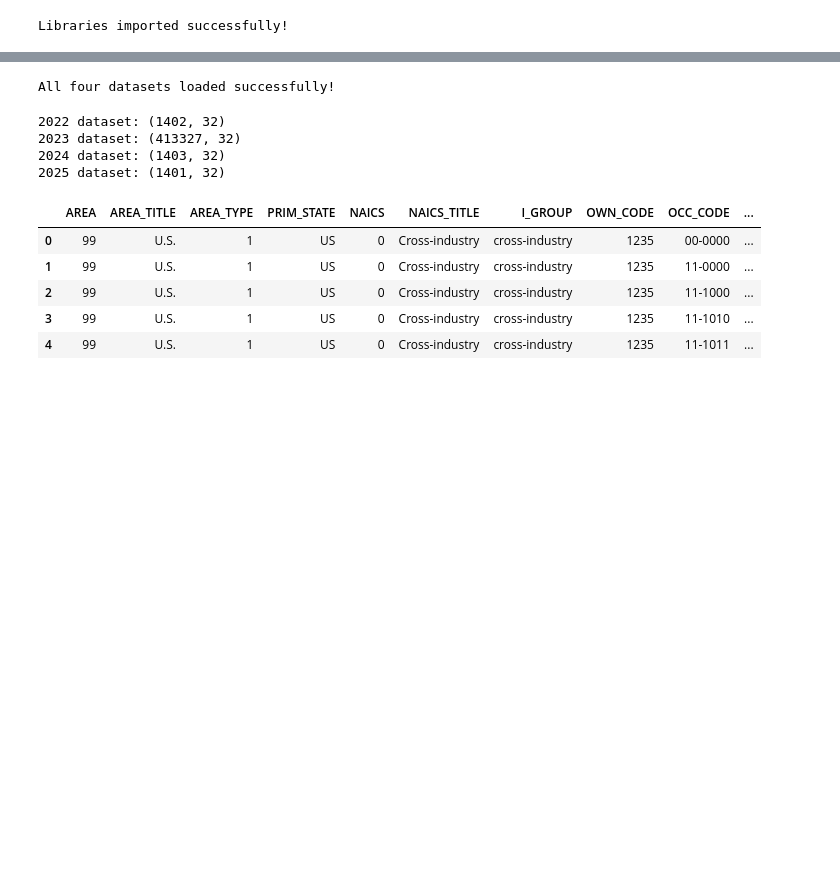
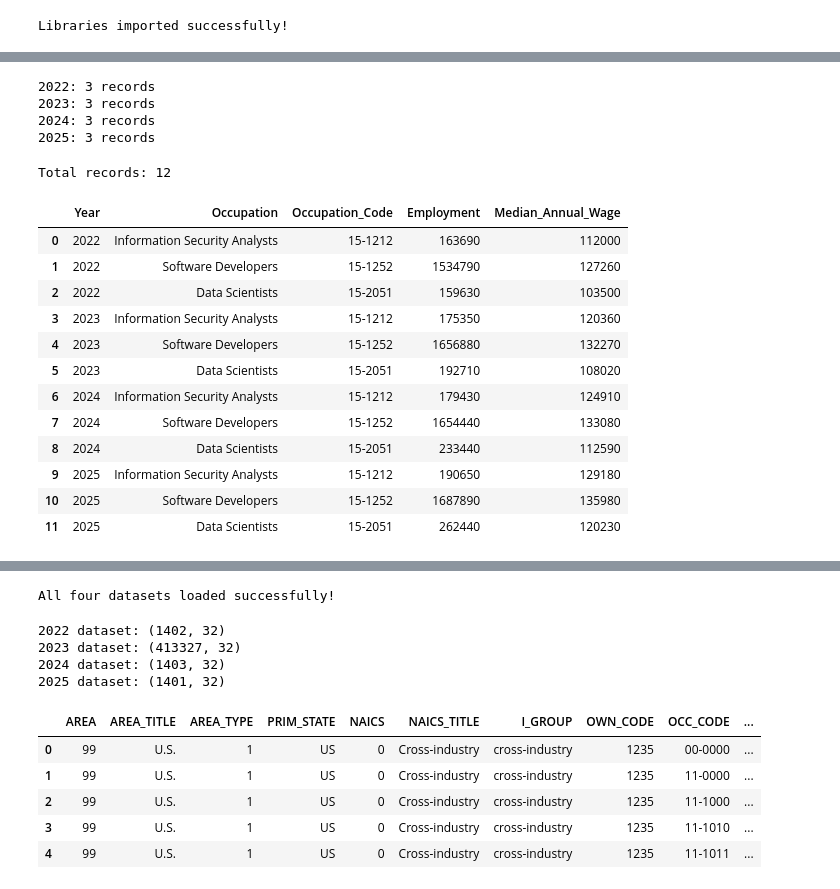
Before and after one commit to Onyinyechukwu24/AIEmployment-Visualisation-2023078, a Jupyter notebook: AI_Employment_Visualisation_ .ipynb, the cells around one changed output, grey strips where cells are left out. Saved outputs shown, nothing was run; the diff lists cells and outputs as text; code cells hidden in the pictures; blank space fills up the shorter version.

```diff
--- a/AI_Employment_Visualisation_ .ipynb
+++ b/AI_Employment_Visualisation_ .ipynb
@@ -9,0 +298,70 @@ Libraries imported successfully!
+# %%
+# Standardise NAICS codes and filter the national records
+
+clean_datasets = {}
+
+for year, df in datasets.items():
+
+    df = df.copy()
+
+    # Convert NAICS codes to six-character text
+    df["NAICS_CLEAN"] = (
+        df["NAICS"].astype(str).str.zfill(6)
+    )
+
+    filtered = df[
+        (df["AREA_TITLE"] == "U.S.") &
+        (df["NAICS_CLEAN"] == "000000") &
+        (df["OWN_CODE"] == 1235) &
+        (df["OCC_CODE"].isin(selected_occupations))
+    ].copy()
+
+    clean_datasets[year] = filtered
+
+    print(f"{year}: {len(filtered)} records")
+# %% [output]
+2022: 3 records
+2023: 3 records
+2024: 3 records
+2025: 3 records
+# %%
+# Combine the cleaned records into one comparison table
+
+comparison_data = []
+
+for year, df in clean_datasets.items():
+
+    for _, row in df.iterrows():
+
+        comparison_data.append({
+            "Year": year,
+            "Occupation": row["OCC_TITLE"],
+            "Occupation_Code": row["OCC_CODE"],
+            "Employment": pd.to_numeric(
+                row["TOT_EMP"], errors="coerce"
+            ),
+            "Median_Annual_Wage": pd.to_numeric(
+                row["A_MEDIAN"], errors="coerce"
+            )
+        })
+
+comparison_df = pd.DataFrame(comparison_data)
+
+print("Total records:", len(comparison_df))
+
+comparison_df
+# %% [output]
+Total records: 12
+|  | Year | Occupation | Occupation_Code | Employment | Median_Annual_Wage |
+| 0 | 2022 | Information Security Analysts | 15-1212 | 163690 | 112000 |
+| 1 | 2022 | Software Developers | 15-1252 | 1534790 | 127260 |
+| 2 | 2022 | Data Scientists | 15-2051 | 159630 | 103500 |
+| 3 | 2023 | Information Security Analysts | 15-1212 | 175350 | 120360 |
+| 4 | 2023 | Software Developers | 15-1252 | 1656880 | 132270 |
+| 5 | 2023 | Data Scientists | 15-2051 | 192710 | 108020 |
+| 6 | 2024 | Information Security Analysts | 15-1212 | 179430 | 124910 |
+| 7 | 2024 | Software Developers | 15-1252 | 1654440 | 133080 |
+| 8 | 2024 | Data Scientists | 15-2051 | 233440 | 112590 |
+| 9 | 2025 | Information Security Analysts | 15-1212 | 190650 | 129180 |
+| 10 | 2025 | Software Developers | 15-1252 | 1687890 | 135980 |
+| 11 | 2025 | Data Scientists | 15-2051 | 262440 | 120230 |
```
Also changed, not shown: parts of 12 cells of this notebook.
